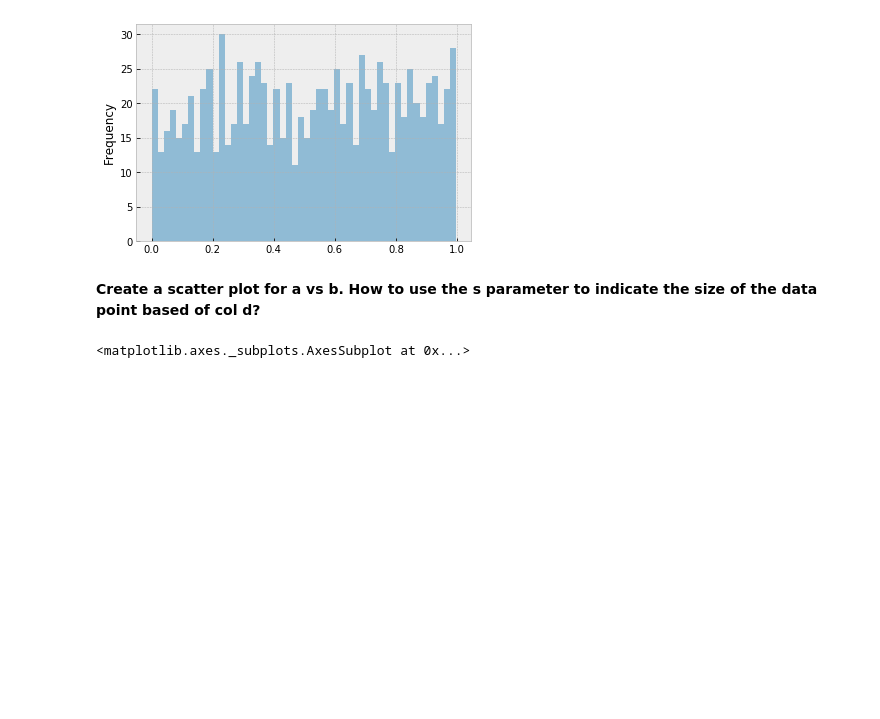
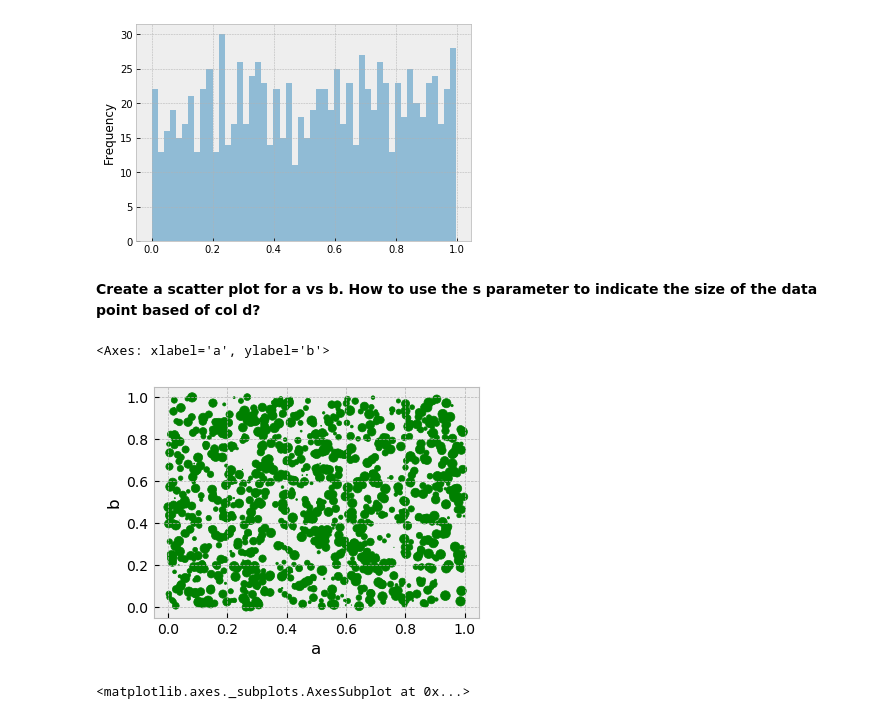
Before and after one commit to monimahmadh/Data-Science, a Jupyter notebook: All Assignments/Assignment Module 8/Pandas_Data_Vis_Assignment.ipynb, the cells around one changed output. Saved outputs shown, nothing was run; the diff lists cells and outputs as text; code cells hidden in the pictures; blank space fills up the shorter version.

```diff
--- a/All Assignments/Assignment Module 8/Pandas_Data_Vis_Assignment.ipynb
+++ b/All Assignments/Assignment Module 8/Pandas_Data_Vis_Assignment.ipynb
@@ -100,3 +104,9 @@ df[["d"]].plot(kind="hist", legend=False, figsize=(4,3))
+# %%
+# Code goes here!
+df.plot.scatter(x='a',y='b', s=df["d"]*50, c="g" , figsize=(4.2,3))
+# %% [output]
+<Axes: xlabel='a', ylabel='b'>
+[figure, added]
 # %%
 # %% [output]
 <matplotlib.axes._subplots.AxesSubplot at 0x...>
```
Also changed, not shown: parts of 8 cells of this notebook.
